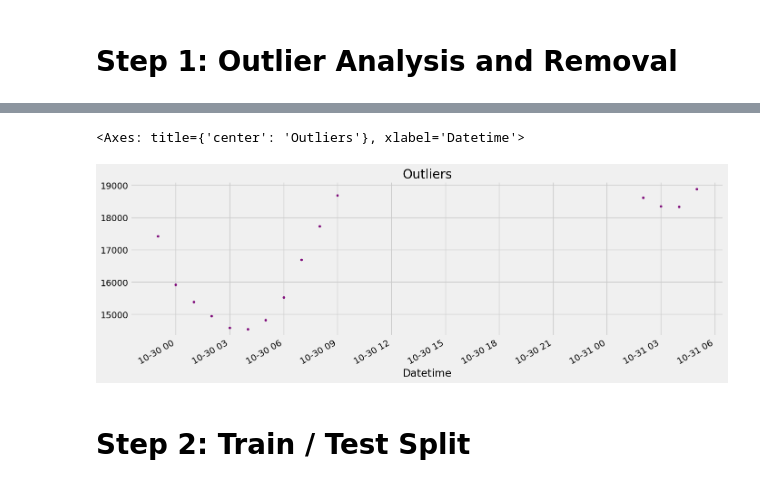
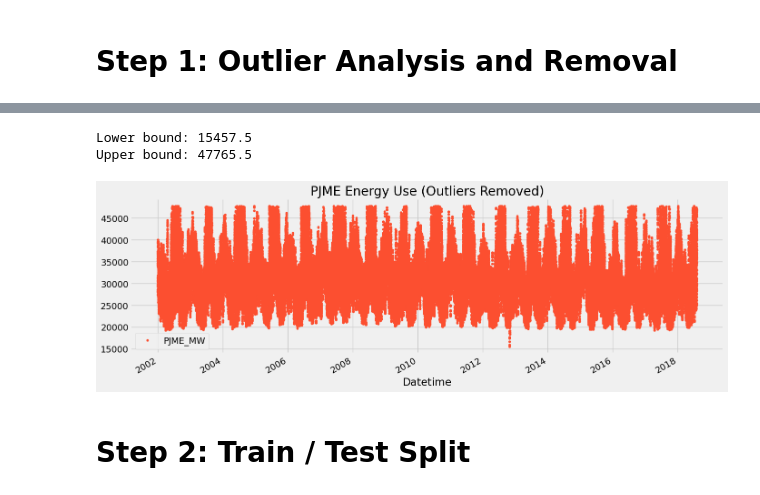
Before and after one commit to nushyiscoding/Neural-Style-Transfer, a Jupyter notebook: time-series-forecasting-with-xgboost.ipynb, the cells around one changed output, grey strips where cells are left out. Saved outputs shown, nothing was run; the diff lists cells and outputs as text; code cells hidden in the pictures.

```diff
--- a/time-series-forecasting-with-xgboost.ipynb
+++ b/time-series-forecasting-with-xgboost.ipynb
@@ -53,9 +91,0 @@ df['PJME_MW'].plot(kind='hist', bins=500)
-# %%
-df.query('PJME_MW < 19_000')['PJME_MW'] \
-    .plot(style='.',
-          figsize=(15, 5),
-          color=color_pal[5],
-          title='Outliers')
-# %% [output]
-<Axes: title={'center': 'Outliers'}, xlabel='Datetime'>
-[figure, removed]
@@ -64,3 +92,32 @@ df = df.query('PJME_MW > 19_000').copy()
+# %%
+#Remove outliers using IQR method
+# These represent extreme values that could confuse the model
+# The IQR method removes points that are too far from the normal range
+
+Q1 = df['PJME_MW'].quantile(0.25)
+Q3 = df['PJME_MW'].quantile(0.75)
+IQR = Q3 - Q1
+
+lower_bound = Q1 - 1.5 * IQR
+upper_bound = Q3 + 1.5 * IQR
+
+print(f"Lower bound: {lower_bound}")
+print(f"Upper bound: {upper_bound}")
+# %% [output]
+Lower bound: 15457.5
+Upper bound: 47765.5
+# %%
+#Filter out outliers - keeping only normal values
+df = df[(df['PJME_MW'] >= lower_bound) & (df['PJME_MW'] <= upper_bound)]
+
+#Plot after removing outliers
+df.plot(style=".",
+        figsize=(15,5),
+        color=color_pal[1],
+        title='PJME Energy Use (Outliers Removed)')
+plt.show()
+# %% [output]
+[figure, added]
 # %% [markdown]
 # **Step 2: Train / Test Split**
 # %%
```
Also changed, not shown: parts of 27 cells of this notebook.
